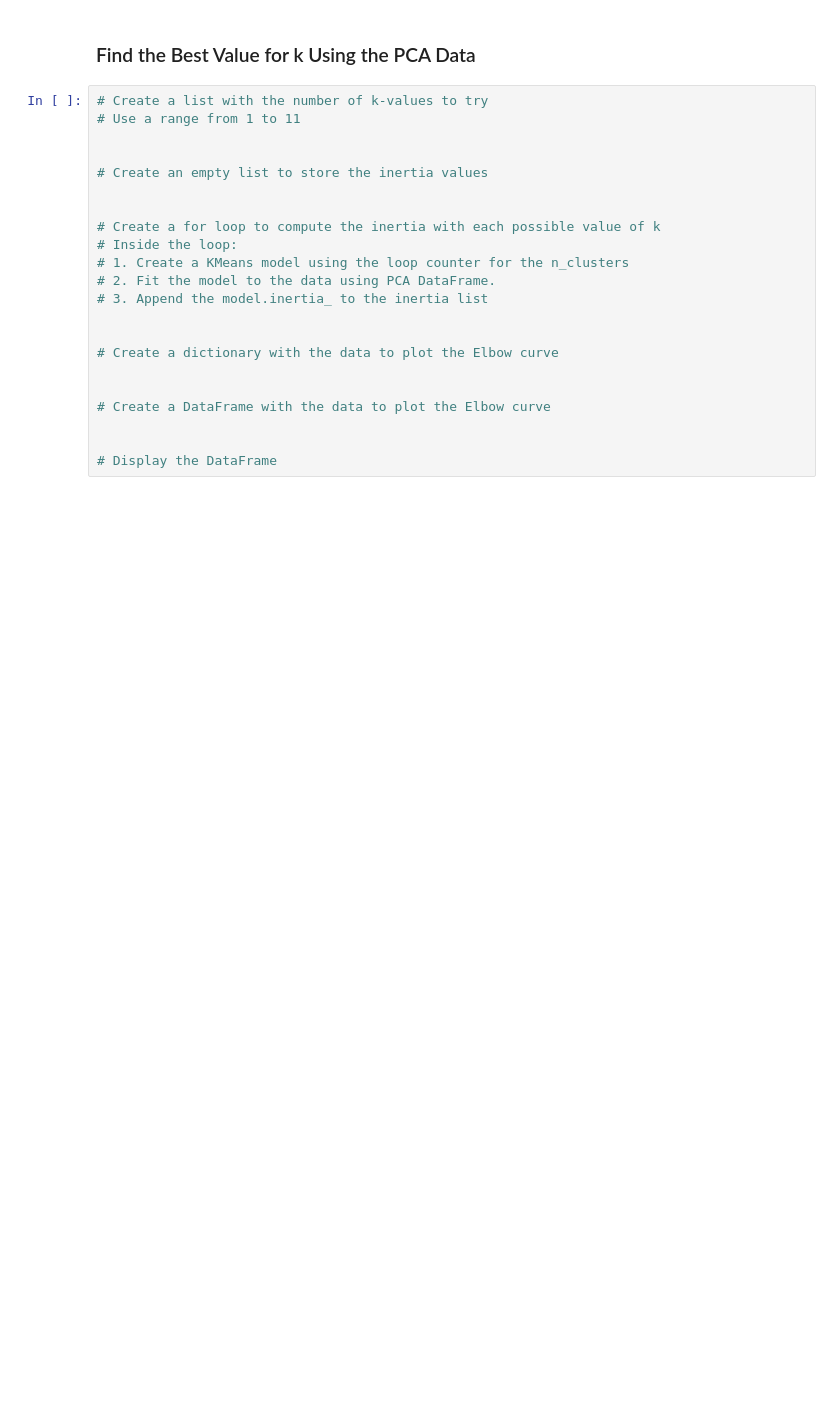
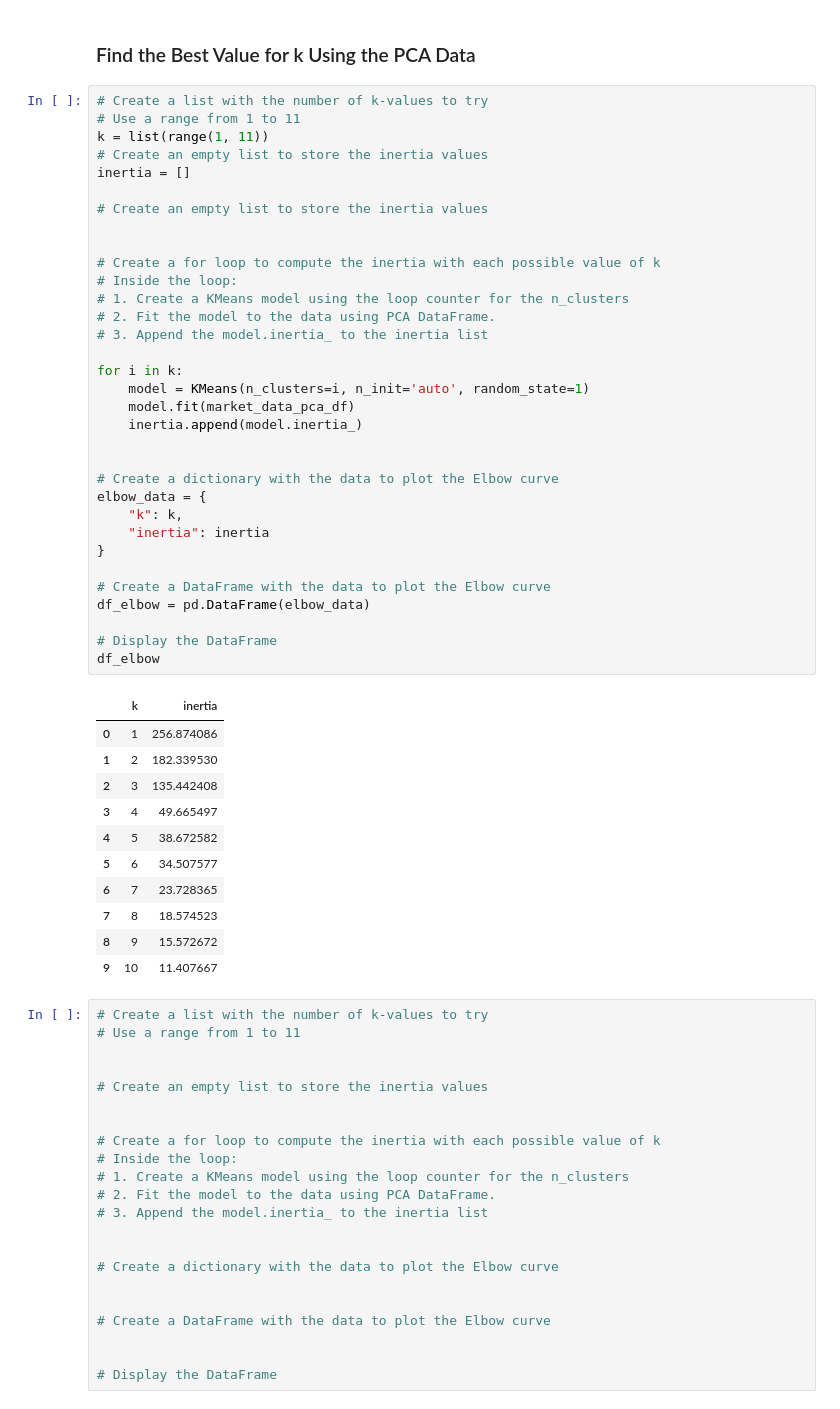
Before and after one commit to jjmccarty/CryptoClustering, a Jupyter notebook: Crypto_Clustering.ipynb, the cells around one changed output. Saved outputs shown, nothing was run; the diff lists cells and outputs as text; blank space fills up the shorter version.

```diff
--- a/Crypto_Clustering.ipynb
+++ b/Crypto_Clustering.ipynb
@@ -334,6 +334,51 @@ display(market_data_pca_df.head(10))
 | bitcoin-cash-sv | -0.759014 | -0.201200 | -0.217653 |
 # %% [markdown]
 ### Find the Best Value for k Using the PCA Data
+# %%
+# Create a list with the number of k-values to try
+# Use a range from 1 to 11
+k = list(range(1, 11))
+# Create an empty list to store the inertia values
+inertia = []
+
+# Create an empty list to store the inertia values
+
+
+# Create a for loop to compute the inertia with each possible value of k
+# Inside the loop:
+# 1. Create a KMeans model using the loop counter for the n_clusters
+# 2. Fit the model to the data using PCA DataFrame.
+# 3. Append the model.inertia_ to the inertia list
+
+for i in k:
+    model = KMeans(n_clusters=i, n_init='auto', random_state=1)
+    model.fit(market_data_pca_df)
+    inertia.append(model.inertia_)
+
+
+# Create a dictionary with the data to plot the Elbow curve
+elbow_data = {
+    "k": k,
+    "inertia": inertia
+}
+
+# Create a DataFrame with the data to plot the Elbow curve
+df_elbow = pd.DataFrame(elbow_data)
+
+# Display the DataFrame
+df_elbow
+# %% [output]
+|  | k | inertia |
+| 0 | 1 | 256.874086 |
+| 1 | 2 | 182.339530 |
+| 2 | 3 | 135.442408 |
+| 3 | 4 | 49.665497 |
+| 4 | 5 | 38.672582 |
+| 5 | 6 | 34.507577 |
+| 6 | 7 | 23.728365 |
+| 7 | 8 | 18.574523 |
+| 8 | 9 | 15.572672 |
+| 9 | 10 | 11.407667 |
 # %%
 # Create a list with the number of k-values to try
 # Use a range from 1 to 11
```
Also changed, not shown: parts of 11 cells of this notebook.
